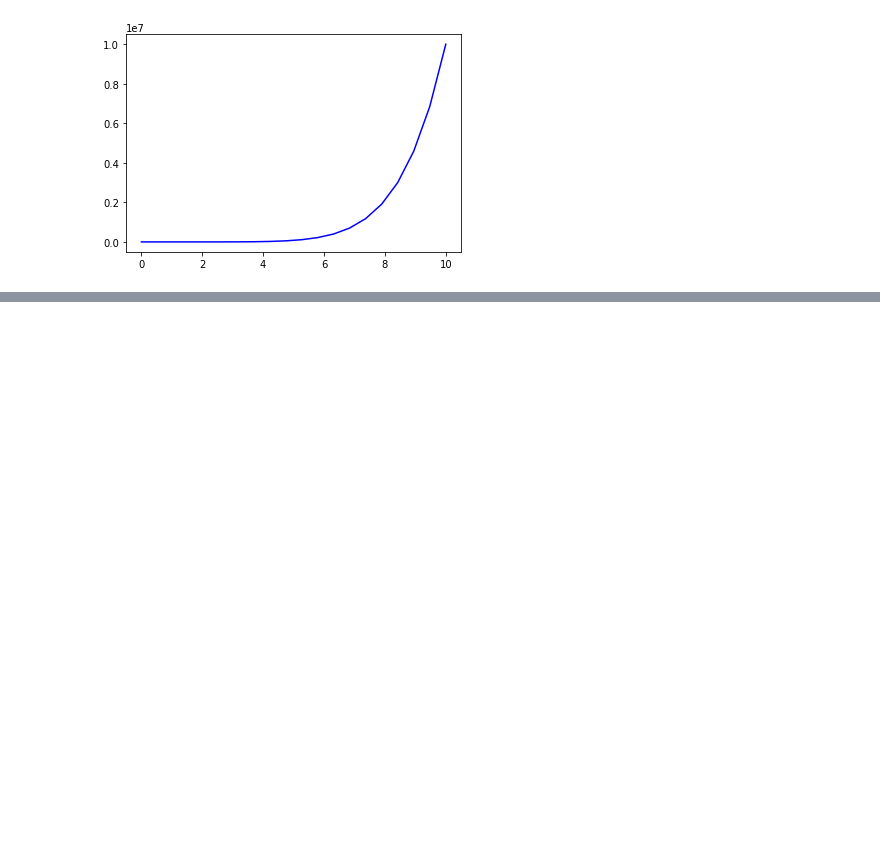
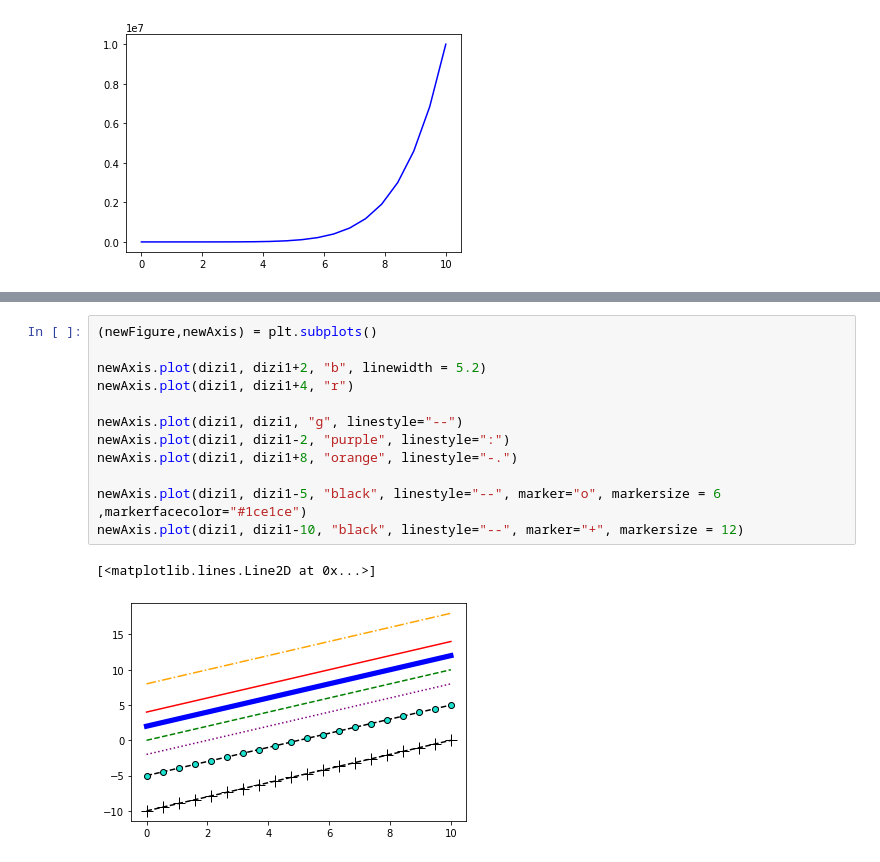
Before and after one commit to pectonic/What-I-learned, a Jupyter notebook: Python/BTK/Matplotlib/Matplotlib.ipynb, the cells around one changed output, grey strips where cells are left out. Drawn from its saved outputs; the diff is of its cells as text; blank space fills up the shorter version.

```diff
--- a/Python/BTK/Matplotlib/Matplotlib.ipynb
+++ b/Python/BTK/Matplotlib/Matplotlib.ipynb
@@ -108,0 +135,15 @@ benimEksen.plot(dizi1,dizi1Kup,"b")
+# %%
+(newFigure,newAxis) = plt.subplots()
+
+newAxis.plot(dizi1, dizi1+2, "b", linewidth = 5.2)
+newAxis.plot(dizi1, dizi1+4, "r")
+
+newAxis.plot(dizi1, dizi1, "g", linestyle="--")
+newAxis.plot(dizi1, dizi1-2, "purple", linestyle=":")
+newAxis.plot(dizi1, dizi1+8, "orange", linestyle="-.")
+
+newAxis.plot(dizi1, dizi1-5, "black", linestyle="--", marker="o", markersize = 6 ,markerfacecolor="#1ce1ce")
+newAxis.plot(dizi1, dizi1-10, "black", linestyle="--", marker="+", markersize = 12)
+# %% [output]
+[<matplotlib.lines.Line2D at 0x...>]
+[figure, added]
```
Also changed, not shown: parts of 21 cells of this notebook, 1 other file.
